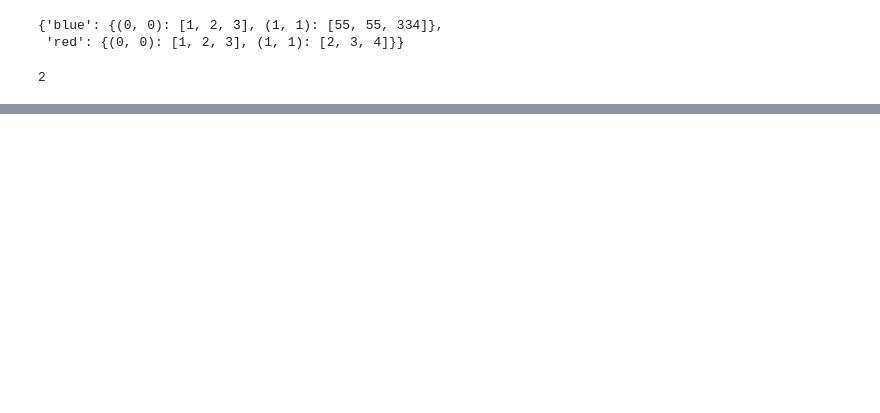
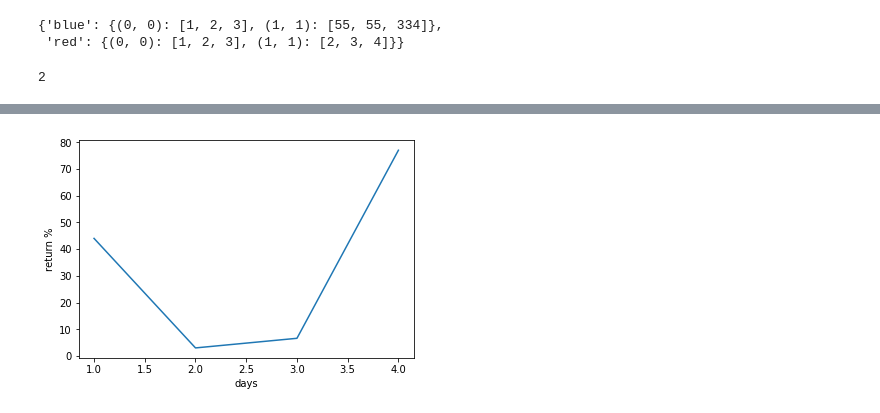
Before and after one commit to repository-preservation/lcmap-ccdc, a Jupyter notebook: firebird/forshizzddle.ipynb, the cells around one changed output, grey strips where cells are left out. Cells and saved outputs as stored; diff of their text form; code cells hidden in the pictures; blank space fills up the shorter version.

```diff
--- a/firebird/forshizzddle.ipynb
+++ b/firebird/forshizzddle.ipynb
@@ -46,0 +74,9 @@ len(inputs)
+# %%
+
+plt.plot([1, 2, 3, 4], [44, 3, 6.6, 77])
+plt.autoscale()
+plt.ylabel('return %')
+plt.xlabel('days')
+plt.show()
+# %% [output]
+[figure, added]
```
Also changed, not shown: parts of 7 cells of this notebook, 9 other files.
